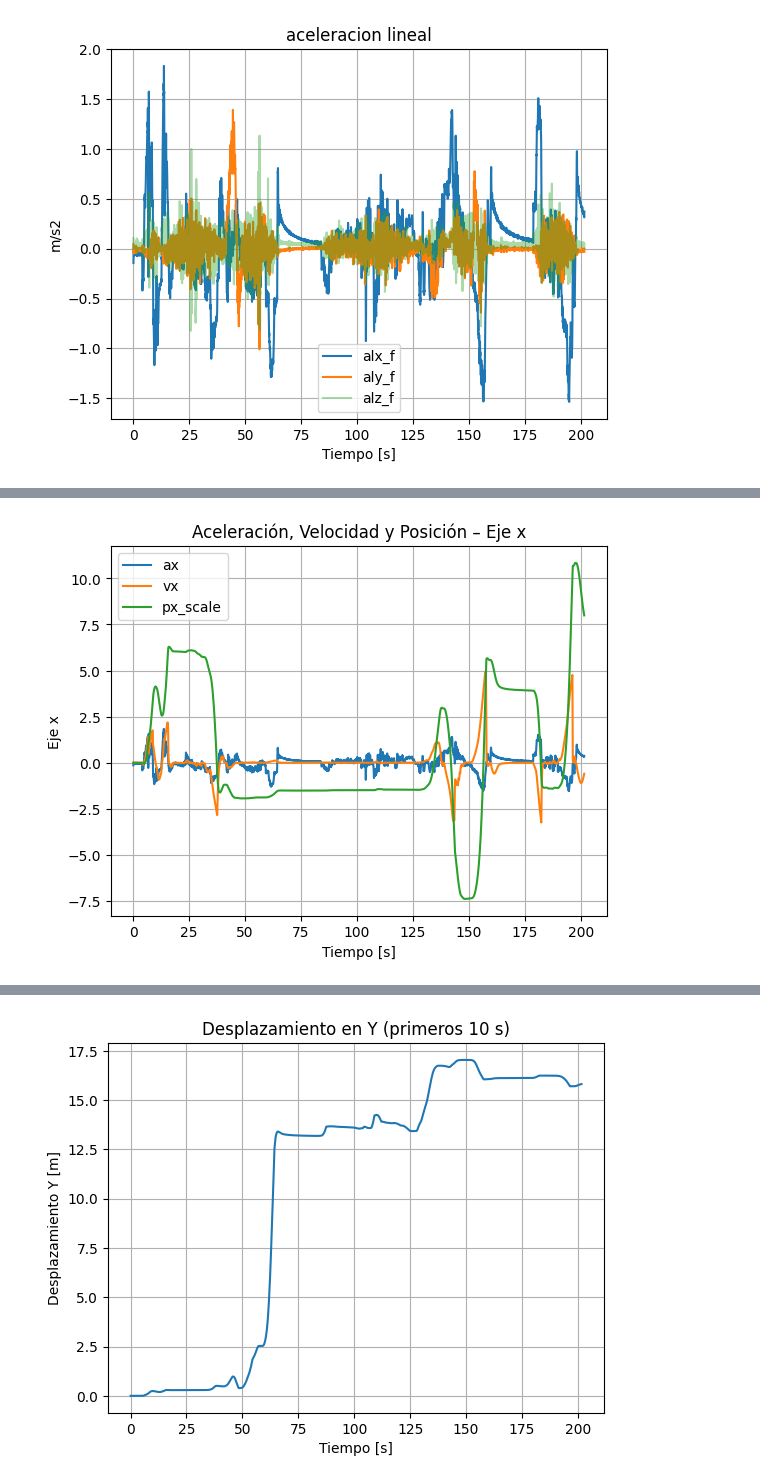
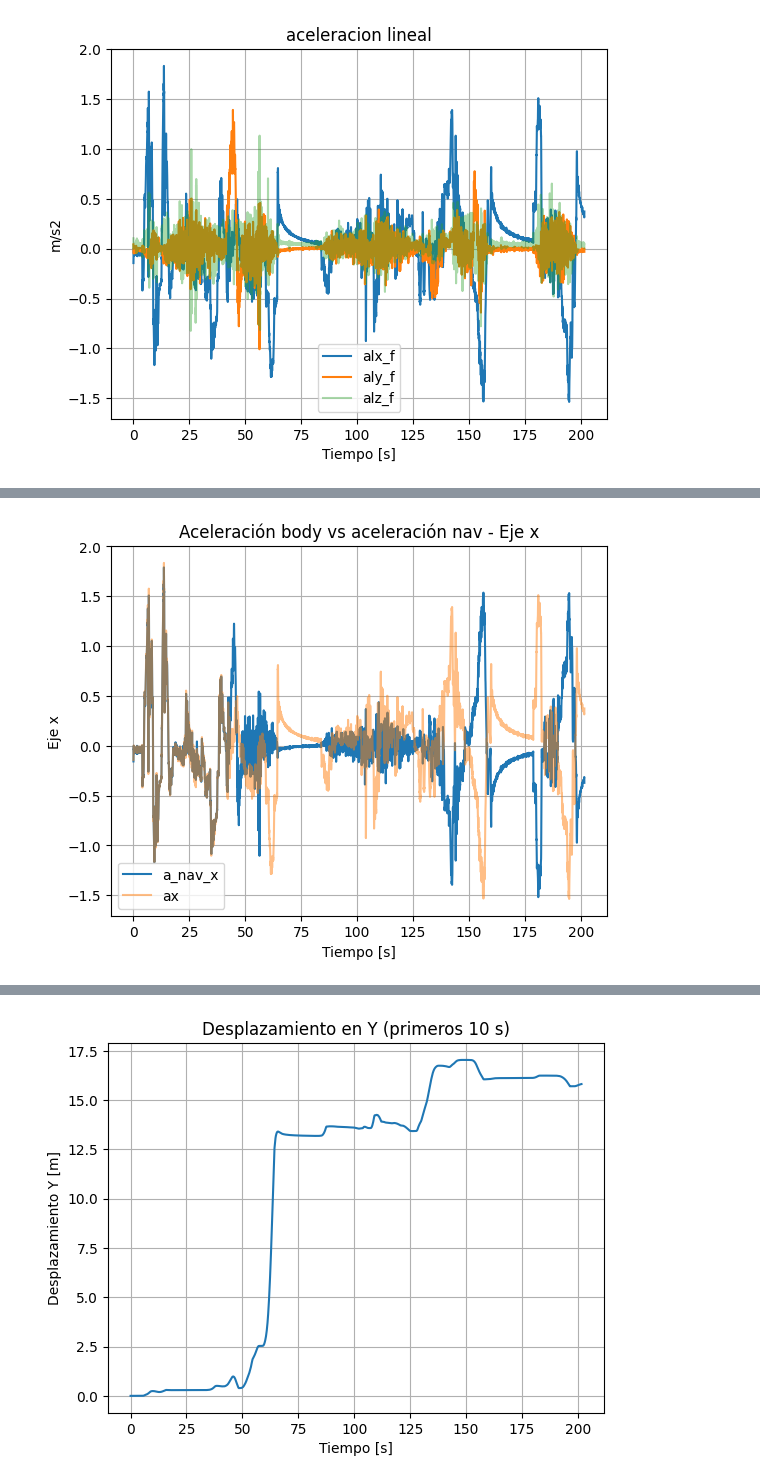
Before and after one commit to JuanAlva/sensorConnect_reader, a Jupyter notebook: pruebas_09-03/prueba03.ipynb, the cells around one changed output, grey strips where cells are left out. Saved outputs shown, nothing was run; the diff lists cells and outputs as text; code cells hidden in the pictures.

```diff
--- a/pruebas_09-03/prueba03.ipynb
+++ b/pruebas_09-03/prueba03.ipynb
@@ -1057,16 +1041,18 @@ plot_unEje_ac_v_p("x")
-# %%
-def plot_unEje_ac_v_p(axi):
-    plt.figure()
-    plt.plot(t, df_u[f"al{axi}_f"], label=f"a{axi}")
-    plt.plot(t, df_u[f"v{axi}"], label=f"v{axi}")
-    plt.plot(t, df_u[f"p{axi}_scale"], label=f"p{axi}_scale")
-    plt.xlabel("Tiempo [s]")
-    plt.ylabel(f"Eje {axi}")
-    plt.legend()
-    plt.grid(True)
-    plt.title(f"Aceleración, Velocidad y Posición – Eje {axi}")
-    plt.show()
-
-plot_unEje_ac_v_p("x")
-# %% [output]
-[figure, removed]
+# %%
+def plot_a_nav_vs_a(axi):
+    plt.figure()
+
+    plt.plot(t, df_u[f"a_nav_{axi}"], label=f"a_nav_{axi}")
+    plt.plot(t, df_u[f"al{axi}_f"], label=f"a{axi}", alpha=0.5)
+    # plt.plot(t, df_u[f"v{axi}"], label=f"v{axi}")
+    # plt.plot(t, df_u[f"p{axi}"], label=f"p{axi}")
+    plt.xlabel("Tiempo [s]")
+    plt.ylabel(f"Eje {axi}")
+    plt.legend()
+    plt.grid(True)
+    plt.title(f"Aceleración body vs aceleración nav - Eje {axi}")
+    plt.show()
+
+plot_a_nav_vs_a("x")
+# %% [output]
+[figure, added]
```
Also changed, not shown: parts of 12 cells of this notebook, 2 other files.
